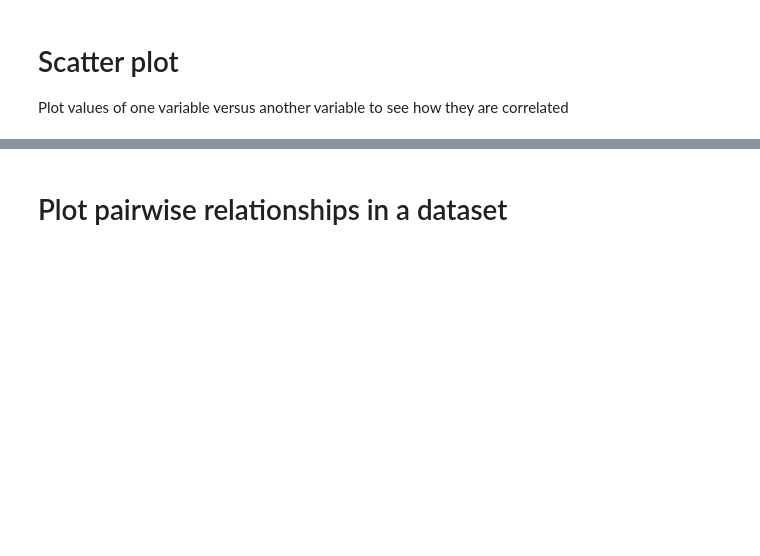
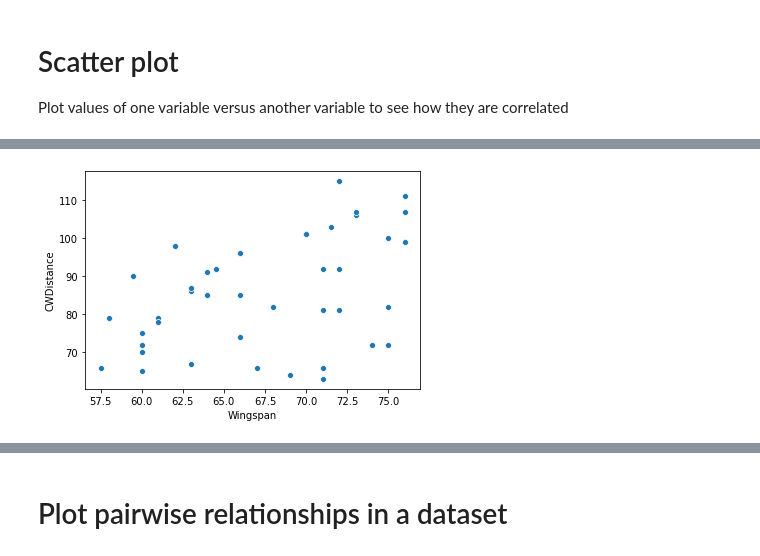
Before and after one commit to javiermao/PythonBasis, a Jupyter notebook: B24_Seaborn.ipynb, the cells around one changed output, grey strips where cells are left out. Saved outputs shown, nothing was run; the diff lists cells and outputs as text; code cells hidden in the pictures; blank space fills up the shorter version.

```diff
--- a/B24_Seaborn.ipynb
+++ b/B24_Seaborn.ipynb
@@ -224,0 +225,7 @@ plt.show()
+# %%
+# scatter plot between two variables
+sns.scatterplot(data=df, y="CWDistance", x="Wingspan")
+
+plt.show()
+# %% [output]
+[figure, added]
```
Also changed, not shown: parts of 27 cells of this notebook, 2 other files.
